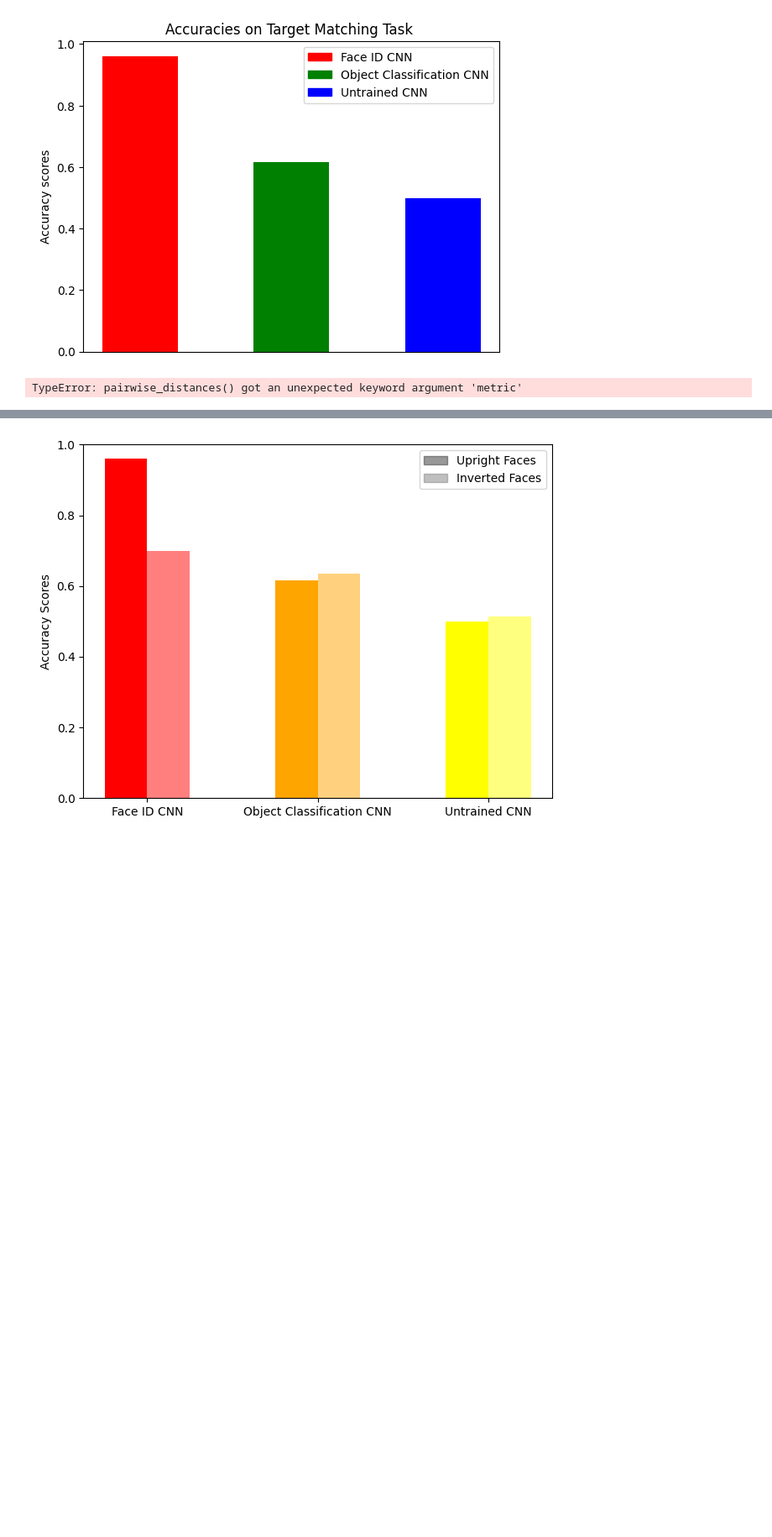
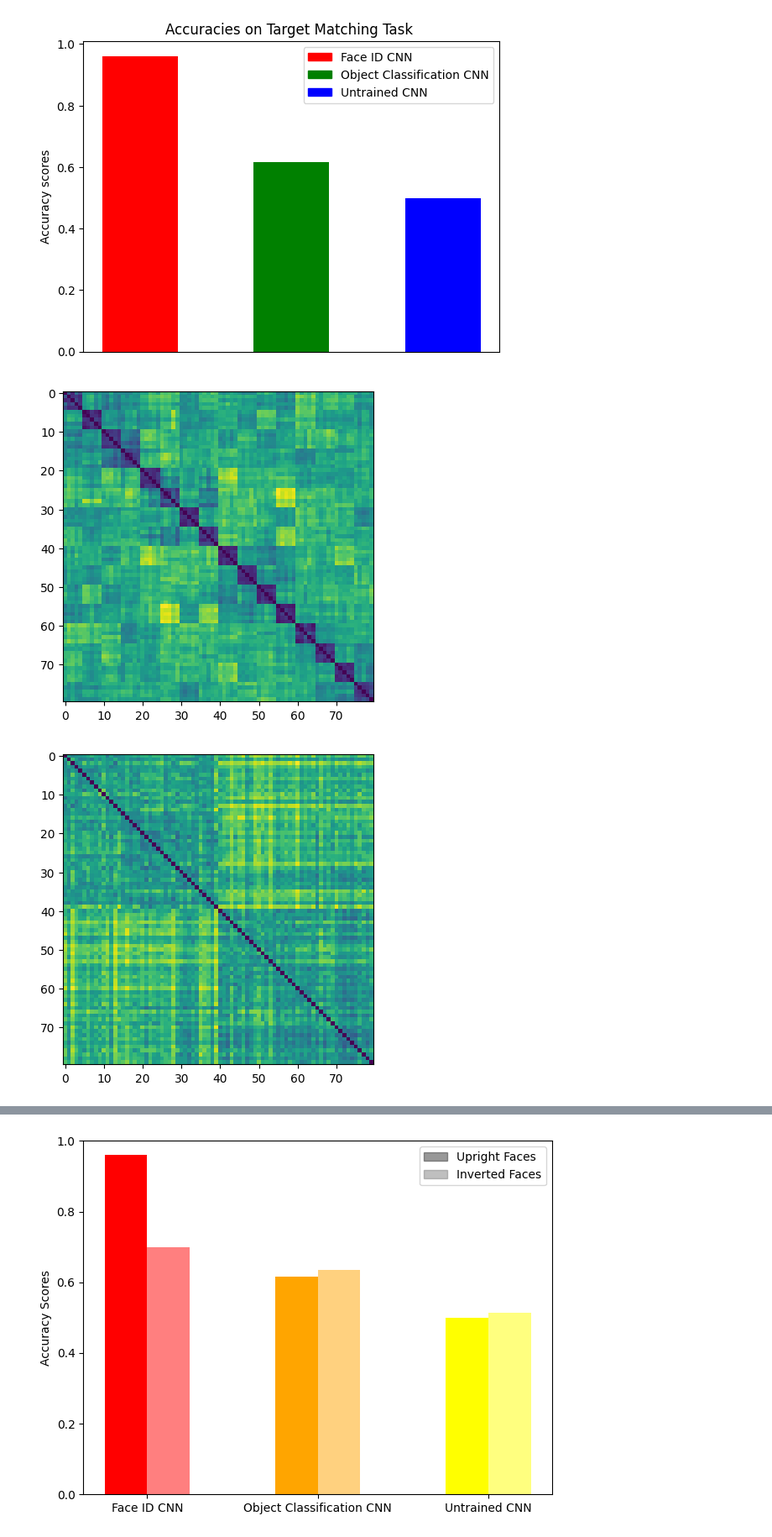
Before and after one commit to hashtaghari/Understanding-Face-Recognition-Using-Deep-Convolutional-Neural-Networks, a Jupyter notebook: Code and Datasets for Experiments/Analysis.ipynb, the cells around one changed output, grey strips where cells are left out. Shown at 84% size. Cells and saved outputs as stored; diff of their text form; code cells hidden in the pictures; blank space fills up the shorter version.

Commit message:
Ran a few more tasks, replication code almost ready

```diff
--- a/Code and Datasets for Experiments/Analysis.ipynb
+++ b/Code and Datasets for Experiments/Analysis.ipynb
@@ -241,37 +238,36 @@ def task2(model):
     for image_path in image_paths:
         img = Image.open(image_path)
         # Preprocess images
         img = img.convert('RGB')
         image = preprocess(img)
         # Add batch dimension
         img_tensor = image.unsqueeze(0)
         # Get penultimate layer activations
         output = model(img_tensor)
         #CHANGE CODE HERE
         penultimate_layer_activation = activations['classifier'][0].numpy()
-
-
-
         images.append(penultimate_layer_activation)
 
 
 
 
     #Generating RDMs for the model
-    RDM = pairwise_distances(images, metric='correlation')
+    RDM = squareform(pdist(images, metric='correlation'))
     plt.imshow(RDM)
     plt.show()
     # Calculate Spearman rank correlation between network RDM and human behavioral RDM
     # spearman_corr, _ = spearmanr(rdm, human_rdm) ##not availiable-> human_rdm
     # return spearman_corr
 
 
 task2(FACE_ID_CNN)
+task2(OBJ_CLASSIFICATION)
 task2(UNTRAINED)
-task2(OBJ_CLASSIFICATION)
-task2(FACE_ID_INVERTED_CNN)
+# task2(OBJ_FACE_CNN)
+
 
 #These RDMS are to be compared to the Human RDMs, and Spearman Rank correlation is to be used to compare each of the
 #RDMs generated by the models to the Human RDMs.
 # %% [output]
-TypeError: pairwise_distances() got an unexpected keyword argument 'metric'
+[figure, added]
+[figure, added]
```
Also changed, not shown: parts of 13 cells of this notebook, 3 other files.
